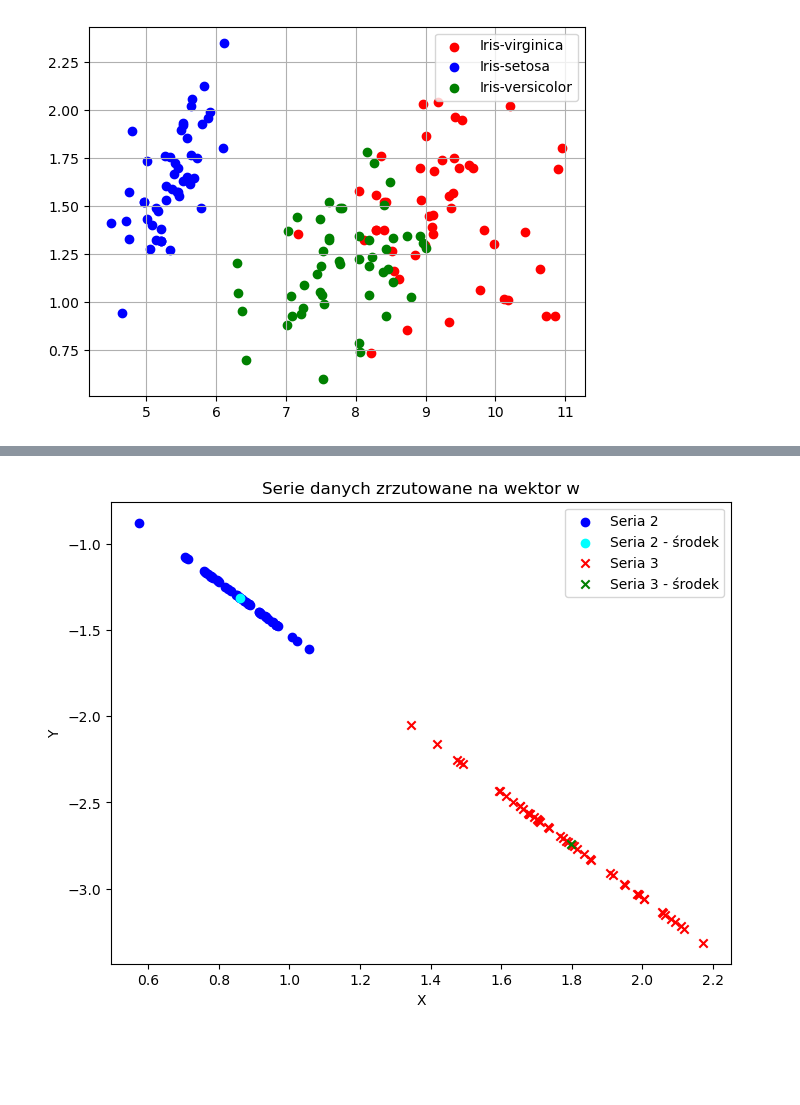
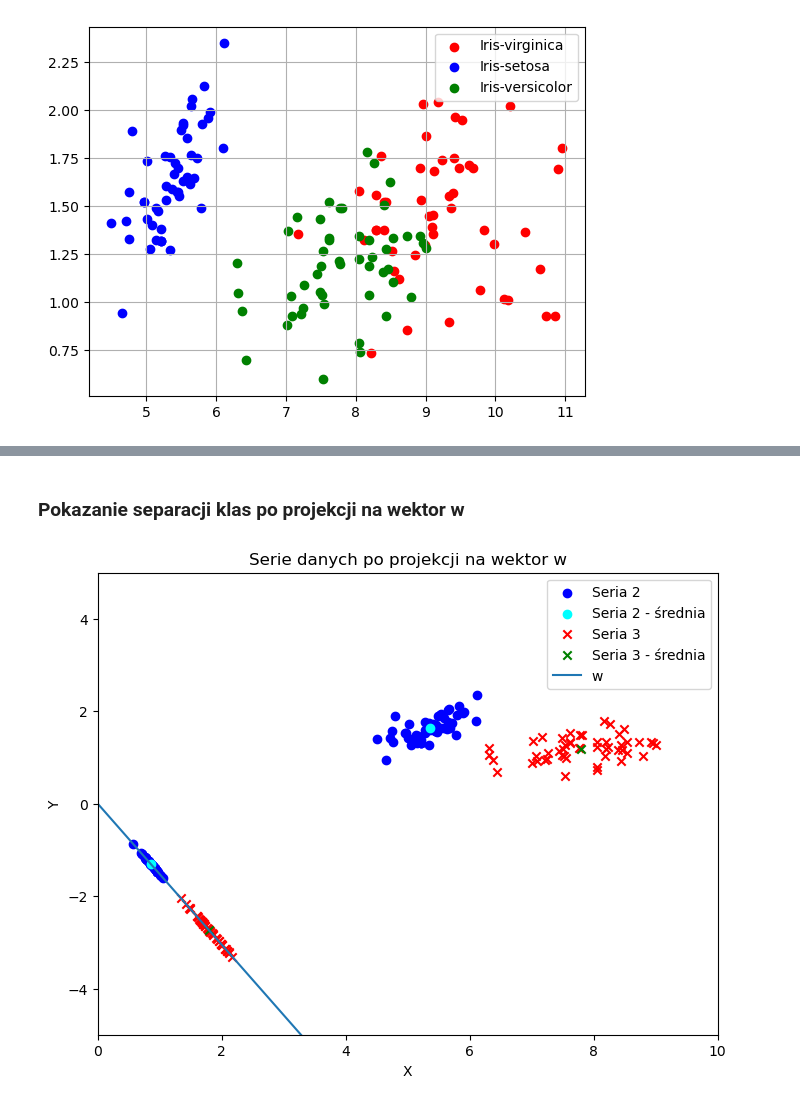
Before and after one commit to Funiek/eksploracja-danych, a Jupyter notebook: cw4/ed_cw4_krzysztof_funkowski.ipynb, the cells around one changed output, grey strips where cells are left out. Saved outputs shown, nothing was run; the diff lists cells and outputs as text; code cells hidden in the pictures; blank space fills up the shorter version.

```diff
--- a/cw4/ed_cw4_krzysztof_funkowski.ipynb
+++ b/cw4/ed_cw4_krzysztof_funkowski.ipynb
@@ -246,5 +235,5 @@ plt.show()
 # %%
-Sw = calculate_s(s2_m)+calculate_s(s3_m)
+Sw = cov_for_dataset(s2)+cov_for_dataset(s3) # dodanie macierzy kowariancji s2 i s3 do siebie
 Sw = Sw.astype(np.float64)
 Sw
 # %% [output]
@@ -260,4 +275,4 @@ matrix([[0.548125428214125],
 # %%
-s2_m_proj_w = s2_m * np.outer(w, w)
+s2_m_proj_w = s2_m * np.multiply(w,w.T).T # przemnożenie serii 2 przez iloczyn zewnętrzny
 s2_m_proj_w
 # %% [output]
@@ -281,4 +296,4 @@ matrix([[0.8578293219828679, -1.3089798481800332],
 # %%
-s3_m_proj_w = s3_m * np.outer(w, w)
+s3_m_proj_w = s3_m * np.multiply(w,w.T).T # przemnożenie serii 2 przez iloczyn zewnętrzny
 s3_m_proj_w
 # %% [output]
@@ -312,24 +329,33 @@ matrix([[1.7971083180417746, -2.742245471250488]], dtype=object)
 # %%
 s2_proj_w = np.asarray(s2_m_proj_w[:,[0,1]])
 s3_proj_w = np.asarray(s3_m_proj_w[:,[0,1]])
+# %% [markdown]
+### Pokazanie separacji klas po projekcji na wektor w
 # %%
 plt.figure(figsize=(8, 6))
 
 plt.scatter(s2_proj_w[:,[0]], s2_proj_w[:,[1]], label='Seria 2', color='blue', marker='o')
 plt.scatter(s2_m_mean_proj_w[0, 0], s2_m_mean_proj_w[0, 1], label='Seria 2 - średnia', color='cyan', marker='o')
 plt.scatter(s3_proj_w[:,[0]], s3_proj_w[:,[1]], label='Seria 3', color='red', marker='x')
 plt.scatter(s3_m_mean_proj_w[0, 0], s3_m_mean_proj_w[0, 1], label='Seria 3 - średnia', color='green', marker='x')
+plt.scatter(s2[:,[0]], s2[:,[1]], color='blue', marker='o')
+plt.scatter(s2_m_mean[0, 0], s2_m_mean[0, 1], color='cyan', marker='o')
+plt.scatter(s3[:,[0]], s3[:,[1]], color='red', marker='x')
+plt.scatter(s3_m_mean[0, 0], s3_m_mean[0, 1], color='green', marker='x')
+
+x = np.linspace(0, 10, 100)
+plt.plot(x, x * w[1,0] / w[0,0], label="w")
 
 plt.xlabel('X')
 plt.ylabel('Y')
 
-#plt.xlim(4, 10)
-#plt.ylim(-2, 4)
+plt.xlim(0, 10)
+plt.ylim(-5, 5)
 
 plt.legend()
-plt.title('Serie danych zrzutowane na wektor w')
+plt.title('Serie danych po projekcji na wektor w')
 plt.show()
 # %% [output]
-[figure, old version]
+[figure, new version]
 # %%
 s2_t = np.dot(s2_m_proj_w, w)
```
Also changed, not shown: parts of 32 cells of this notebook.
